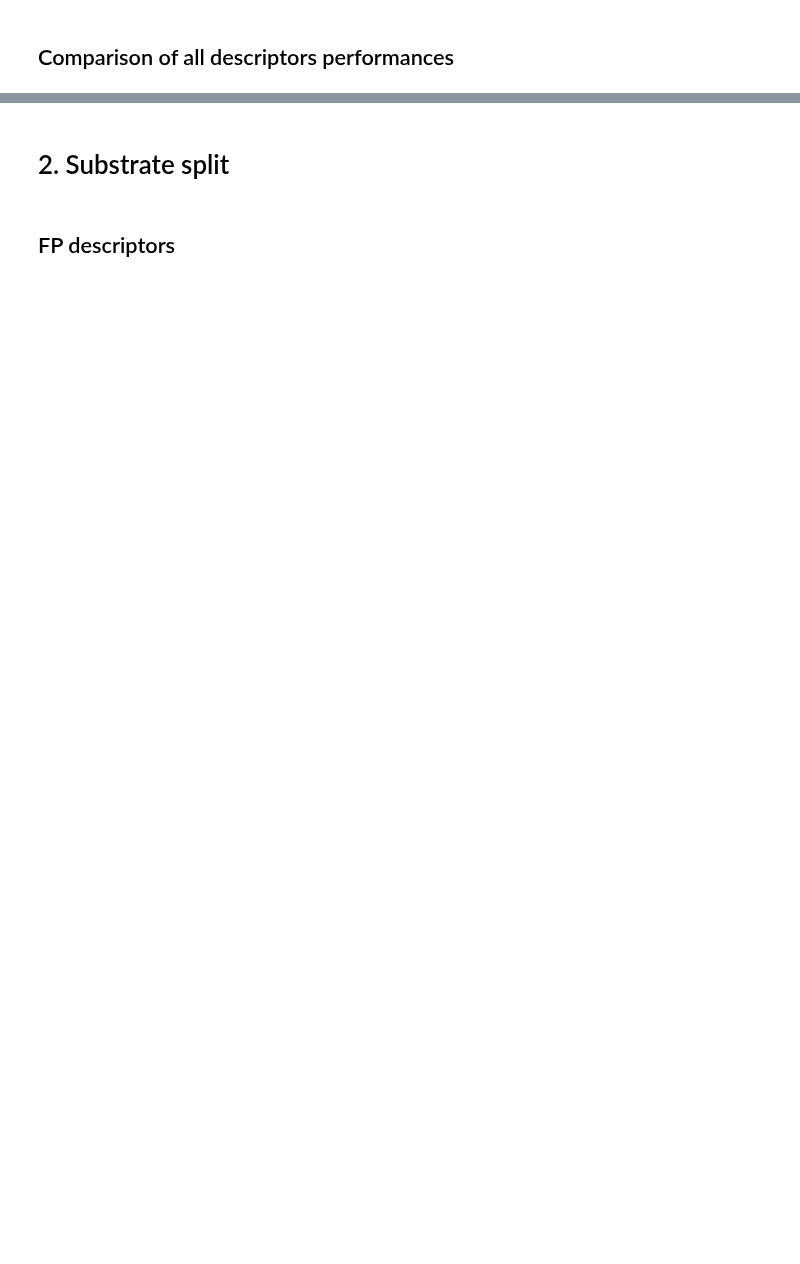
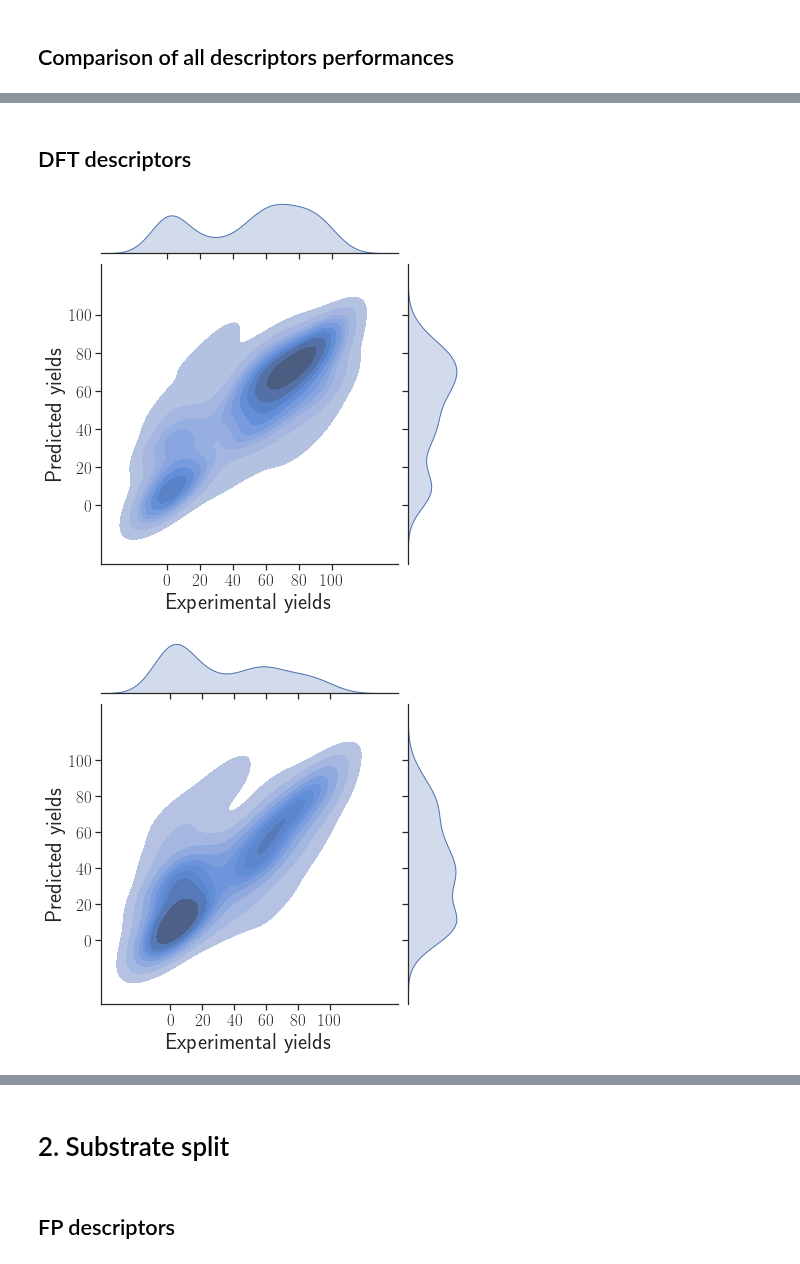
Before and after one commit to truejulosdu13/NiCOlit, a Jupyter notebook: display_model_results.ipynb, the cells around one changed output, grey strips where cells are left out. Cells and saved outputs as stored; diff of their text form; code cells hidden in the pictures; blank space fills up the shorter version.

```diff
--- a/display_model_results.ipynb
+++ b/display_model_results.ipynb
@@ -193,0 +251,53 @@ plt.savefig('images/random_split_all_descriptors_test_size_0.2_full.png', dpi=30
+# %% [markdown]
+## DFT descriptors
+# %%
+fig_paths = []
+rmse = []
+mae = []
+r2 = []
+
+h = sns.jointplot("Yields", "Predicted Yields", df_2, kind='kde', fill=True)
+h.set_axis_labels('Experimental yields', 'Predicted yields')
+h.ax_joint.set_xticks([0, 20, 40, 60, 80, 100])
+h.ax_joint.set_yticks([0, 20, 40, 60, 80, 100])
+h.ax_marg_x.set_facecolor("white")
+h.ax_marg_y.set_facecolor("white")
+
+plt.savefig('images/random_split_dft_descriptors_test_size_0.2_full.png', dpi=300)
+fig_paths.append('images/random_split_dft_descriptors_test_size_0.2_full.png')
+rmse.append(mean_squared_error(df_2["Yields"], df_2["Predicted Yields"])**0.5)
+mae.append(mean_absolute_error(df_2["Yields"], df_2["Predicted Yields"]))
+r2.append(r2_score(df_2["Yields"], df_2["Predicted Yields"]))
+
+
+indices = np.where(df_2['Origin'] == "Optimisation")
+df_2_optimisation = df_2[["Yields", "Predicted Yields"]].iloc[indices]
+
+h = sns.jointplot("Yields", "Predicted Yields", df_2_optimisation, kind='kde', fill=True)
+h.set_axis_labels('Experimental yields', 'Predicted yields')
+h.ax_joint.set_xticks([0, 20, 40, 60, 80, 100])
+h.ax_joint.set_yticks([0, 20, 40, 60, 80, 100])
+h.ax_marg_x.set_facecolor("white")
+h.ax_marg_y.set_facecolor("white")
+plt.savefig('images/random_split_dft_descriptors_test_size_0.2_optimisation.png', dpi=300)
+fig_paths.append('images/random_split_dft_descriptors_test_size_0.2_optimisation.png')
+rmse.append(mean_squared_error(df_2_optimisation["Yields"], df_2_optimisation["Predicted Yields"])**0.5)
+mae.append(mean_absolute_error(df_2_optimisation["Yields"], df_2_optimisation["Predicted Yields"]))
+r2.append(r2_score(df_2_optimisation["Yields"], df_2_optimisation["Predicted Yields"]))
+
+indices = np.where(df_2['Origin'] == "Scope")
+df_2_scope = df_2[["Yields", "Predicted Yields"]].iloc[indices]
+h = sns.jointplot("Yields", "Predicted Yields", df_2_scope, kind='kde', fill=True)
+h.set_axis_labels('Experimental yields', 'Predicted yields')
+h.ax_joint.set_xticks([0, 20, 40, 60, 80, 100])
+h.ax_joint.set_yticks([0, 20, 40, 60, 80, 100])
+h.ax_marg_x.set_facecolor("white")
+h.ax_marg_y.set_facecolor("white")
+plt.savefig('images/random_split_dft_descriptors_test_size_0.2_scope.png', dpi=300)
+fig_paths.append('images/random_split_dft_descriptors_test_size_0.2_scope.png')
+rmse.append(mean_squared_error(df_2_scope["Yields"], df_2_scope["Predicted Yields"])**0.5)
+mae.append(mean_absolute_error(df_2_scope["Yields"], df_2_scope["Predicted Yields"]))
+r2.append(r2_score(df_2_scope["Yields"], df_2_scope["Predicted Yields"]))
+# %% [output]
+[figure, added]
+[figure, added]
```
Also changed, not shown: parts of 31 cells of this notebook, 22 other files.
